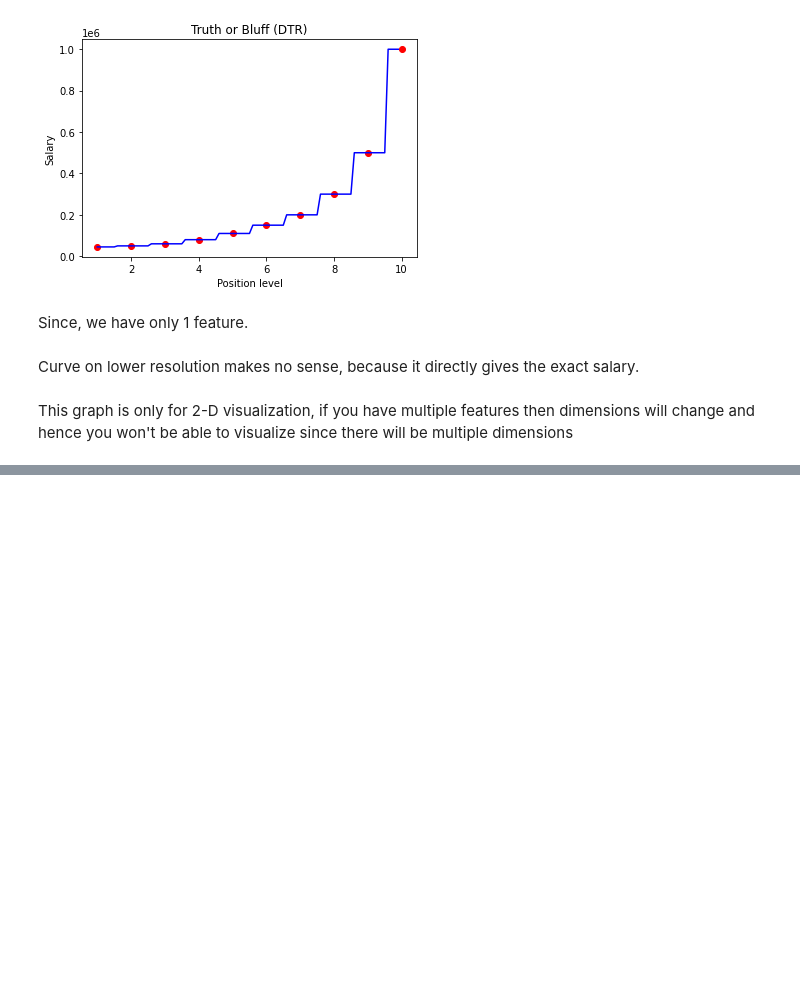
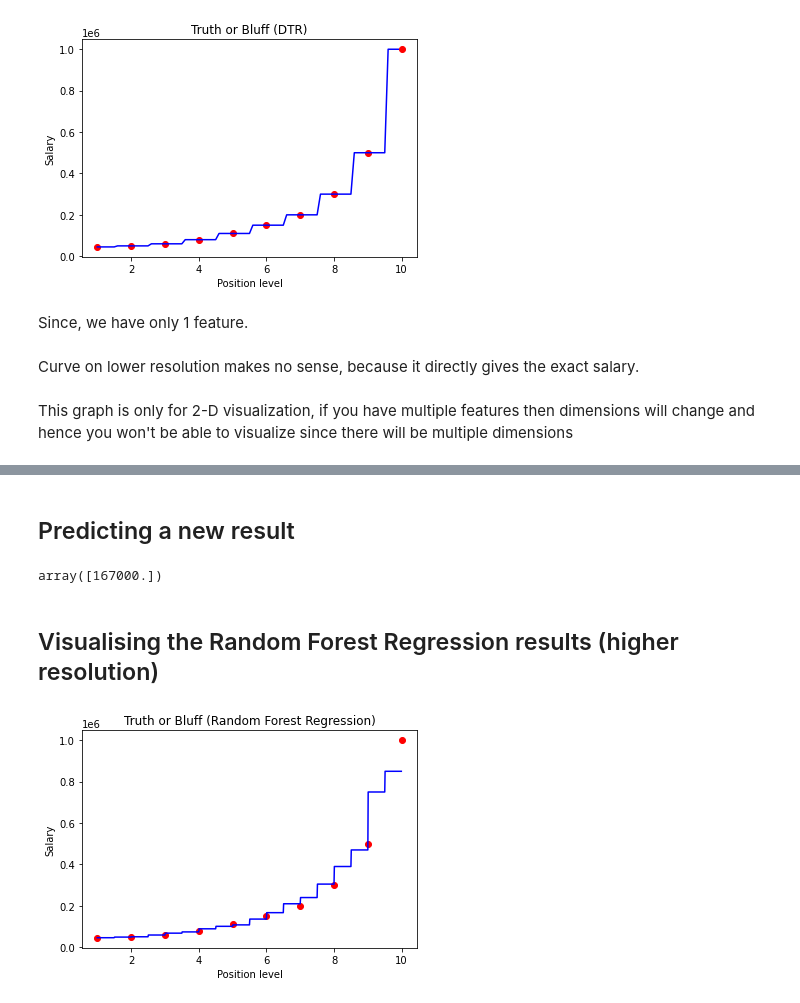
Before and after one commit to sejalxz/Machine-Learning, a Jupyter notebook: TEMPLATE.ipynb, the cells around one changed output, grey strips where cells are left out. Cells and saved outputs as stored; diff of their text form; code cells hidden in the pictures; blank space fills up the shorter version.

```diff
--- a/TEMPLATE.ipynb
+++ b/TEMPLATE.ipynb
@@ -565,0 +578,4 @@ This graph is only for 2-D visualization, if you have multiple features then dim
+# %%
+dataset = pd.read_csv('Position_Salaries.csv')
+X = dataset.iloc[:, 1:-1].values
+y = dataset.iloc[:, -1].values
@@ -565,0 +584,4 @@ This graph is only for 2-D visualization, if you have multiple features then dim
+# %%
+from sklearn.ensemble import RandomForestRegressor
+regressor = RandomForestRegressor(n_estimators = 10 , random_state = 0)
+regressor.fit(X, y)
@@ -565,0 +596,19 @@ This graph is only for 2-D visualization, if you have multiple features then dim
+# %% [markdown]
+## Predicting a new result
+# %%
+regressor.predict([[6.5]])
+# %% [output]
+array([167000.])
+# %% [markdown]
+## Visualising the Random Forest Regression results (higher resolution)
+# %%
+X_grid = np.arange(min(X), max(X), 0.01)
+X_grid = X_grid.reshape((len(X_grid), 1))
+plt.scatter(X, y, color = 'red')
+plt.plot(X_grid, regressor.predict(X_grid), color = 'blue')
+plt.title('Truth or Bluff (Random Forest Regression)')
+plt.xlabel('Position level')
+plt.ylabel('Salary')
+plt.show()
+# %% [output]
+[figure, added]
```
Also changed, not shown: parts of 7 cells of this notebook.
